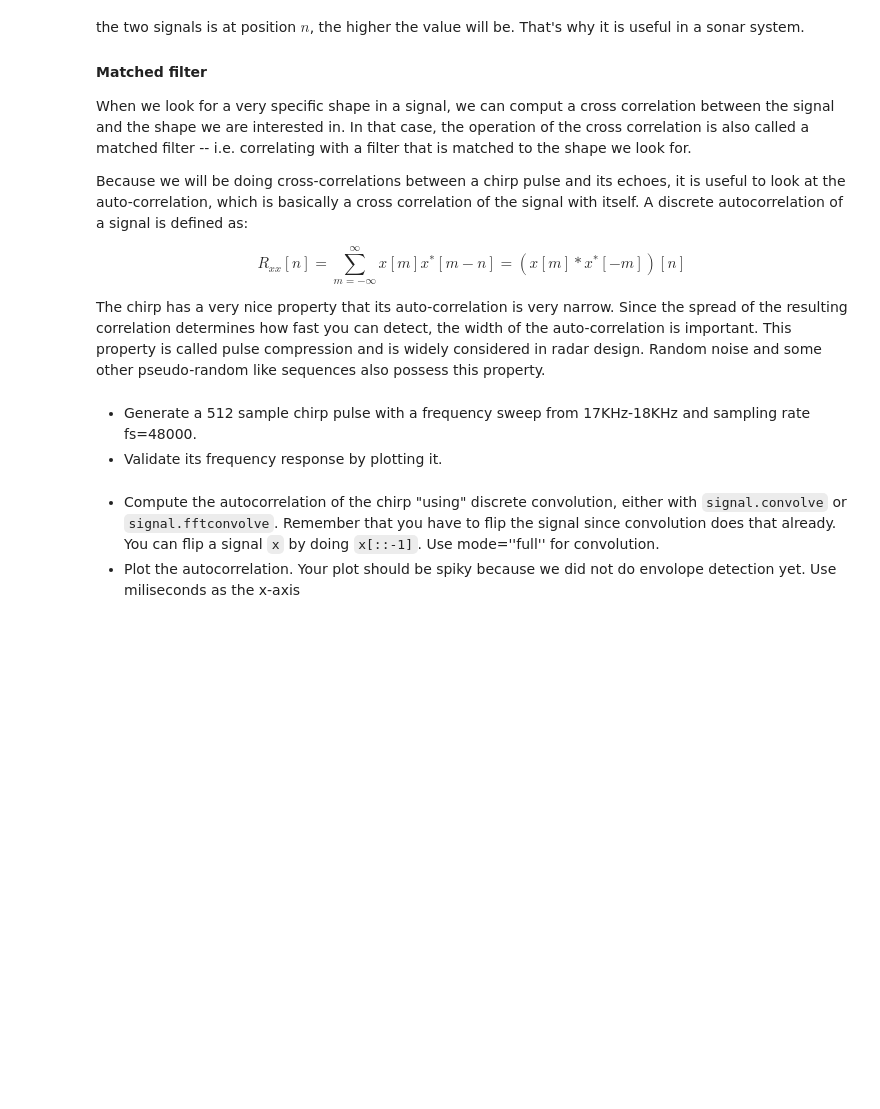
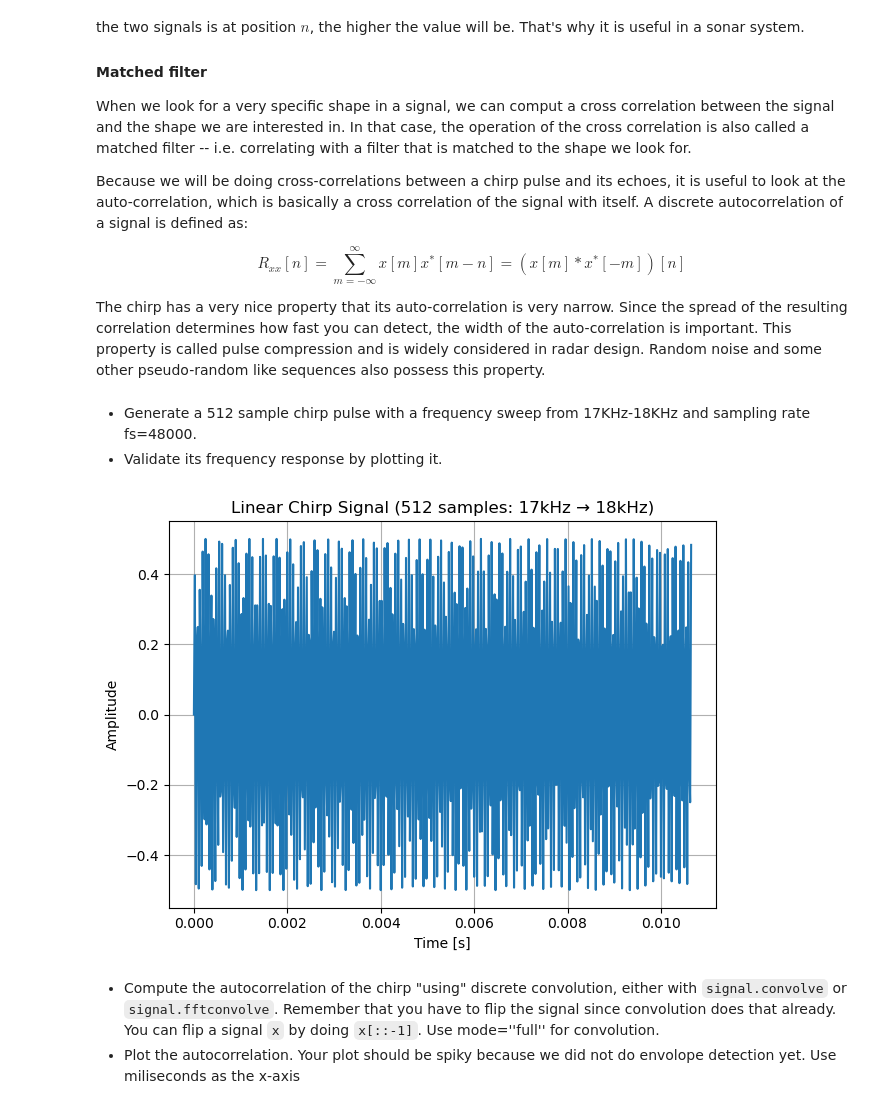
Before and after one commit to alekseiprakhiy/3305-project, a Jupyter notebook: TimeDomain-Sonar-New (2).ipynb, the cells around one changed output. Saved outputs shown, nothing was run; the diff lists cells and outputs as text; code cells hidden in the pictures; blank space fills up the shorter version.

```diff
--- a/TimeDomain-Sonar-New (2).ipynb
+++ b/TimeDomain-Sonar-New (2).ipynb
@@ -374,3 +377,57 @@ The chirp has a very nice property that its auto-correlation is very narrow. Sin
+# %%
+## Your beautiful code here:
+
+# set params
+fs = 48000  # sampling frequency
+N = 512
+f1 = 18000
+f0 = 17000
+T = N/fs
+
+
+k = (f1 - f0) / T
+
+t = np.linspace(0, T, int(fs * T), endpoint=False)
+
+phi_t = f0 * t + 0.5 * k * t**2
+
+s_chirp = A * np.sin(2 * np.pi * phi_t)
+
+
+# generate chirp signal
+plt.plot(t, s_chirp)
+plt.title("Linear Chirp Signal (512 samples: 17kHz → 18kHz)")
+plt.xlabel("Time [s]")
+plt.ylabel("Amplitude")
+plt.grid(True)
+plt.tight_layout()
+plt.show()
+
+
+# generate frequency response of chirp
+w,h = signal.freqz(s_chirp, fs=fs, worN=2048, plot=None)
+f = np.linspace(0, fs / 2, len(w))
+
+# generate a time index
+
+
+
+
+
+
+
+# free code for your plot:
+width, height = figaspect(0.2)
+fig1 = figure(figsize=(width,height))
+plt.plot(w, 20 * np.log10(np.abs(h)))
+plt.title('Frequency response of generated chirp (Hz)')
+plt.xlabel('f[Hz]')
+plt.show()
+
+
+# plot
+# %% [output]
+[figure, added]
 # %% [markdown]
 
 * Compute the autocorrelation of the chirp "using" discrete convolution, either with `signal.convolve` or `signal.fftconvolve`. Remember that you have to flip the signal since convolution does that already. You can flip a signal `x` by doing `x[::-1]`. Use mode=''full'' for convolution.
```
Also changed, not shown: parts of 4 cells of this notebook.
